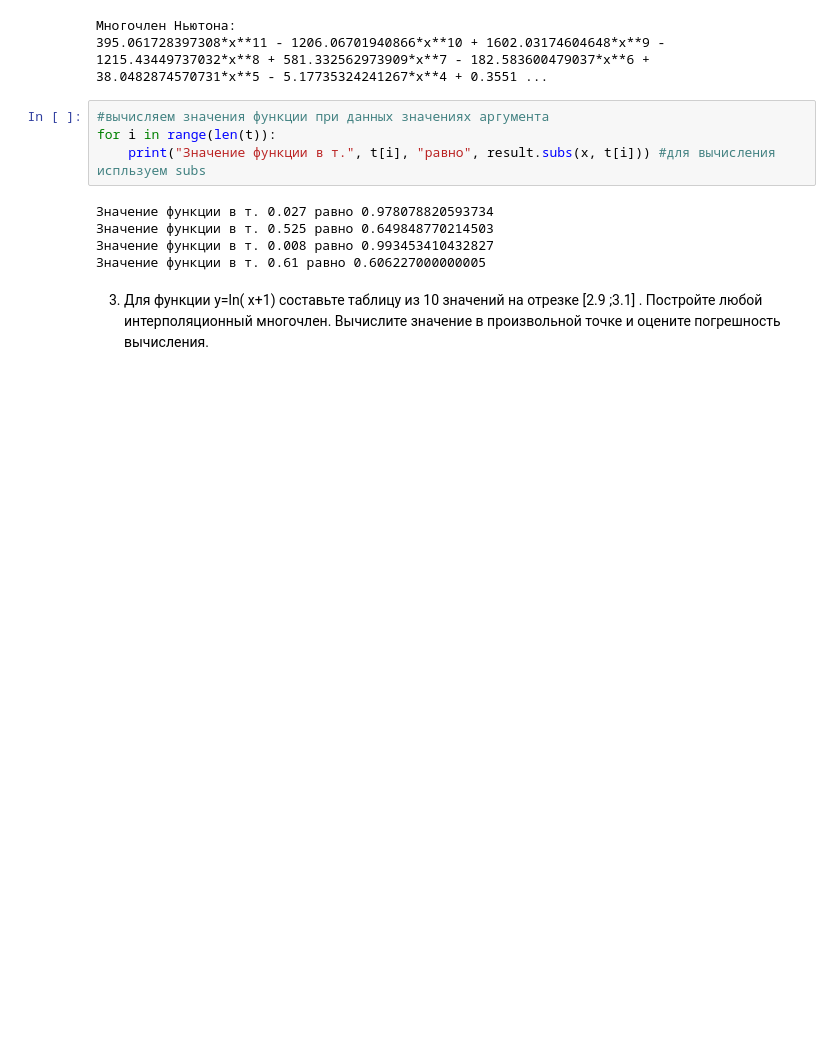
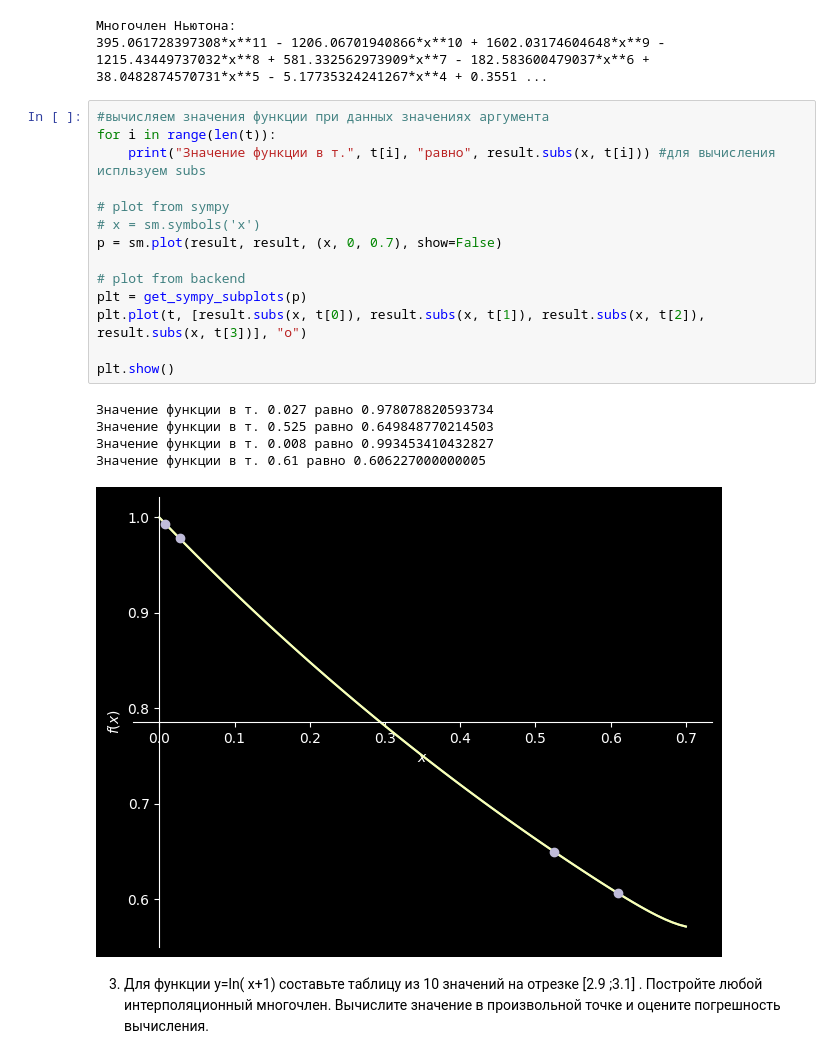
Before and after one commit to Daedma/Laboratory-works, a Jupyter notebook: sem4/met/lab3/matan.ipynb, the cells around one changed output. Drawn from its saved outputs; the diff is of its cells as text; blank space fills up the shorter version.

```diff
--- a/sem4/met/lab3/matan.ipynb
+++ b/sem4/met/lab3/matan.ipynb
@@ -116,12 +138,23 @@ print(sm.expand(result))
 # %%
 #вычисляем значения функции при данных значениях аргумента
 for i in range(len(t)):
     print("Значение функции в т.", t[i], "равно", result.subs(x, t[i])) #для вычисления испльзуем subs
+
+# plot from sympy
+# x = sm.symbols('x')
+p = sm.plot(result, result, (x, 0, 0.7), show=False)
+
+# plot from backend
+plt = get_sympy_subplots(p)
+plt.plot(t, [result.subs(x, t[0]), result.subs(x, t[1]), result.subs(x, t[2]), result.subs(x, t[3])], "o")
+
+plt.show()
 # %% [output]
 Значение функции в т. 0.027 равно 0.978078820593734
 Значение функции в т. 0.525 равно 0.649848770214503
 Значение функции в т. 0.008 равно 0.993453410432827
 Значение функции в т. 0.61 равно 0.606227000000005
+[figure, added]
 # %% [markdown]
 3. Для функции y=ln( x+1) составьте таблицу из 10
 значений на отрезке [2.9 ;3.1] . Постройте любой интерполяционный многочлен. Вычислите значение в произвольной точке и
```
Also changed, not shown: parts of 2 cells of this notebook, 1 other file.
